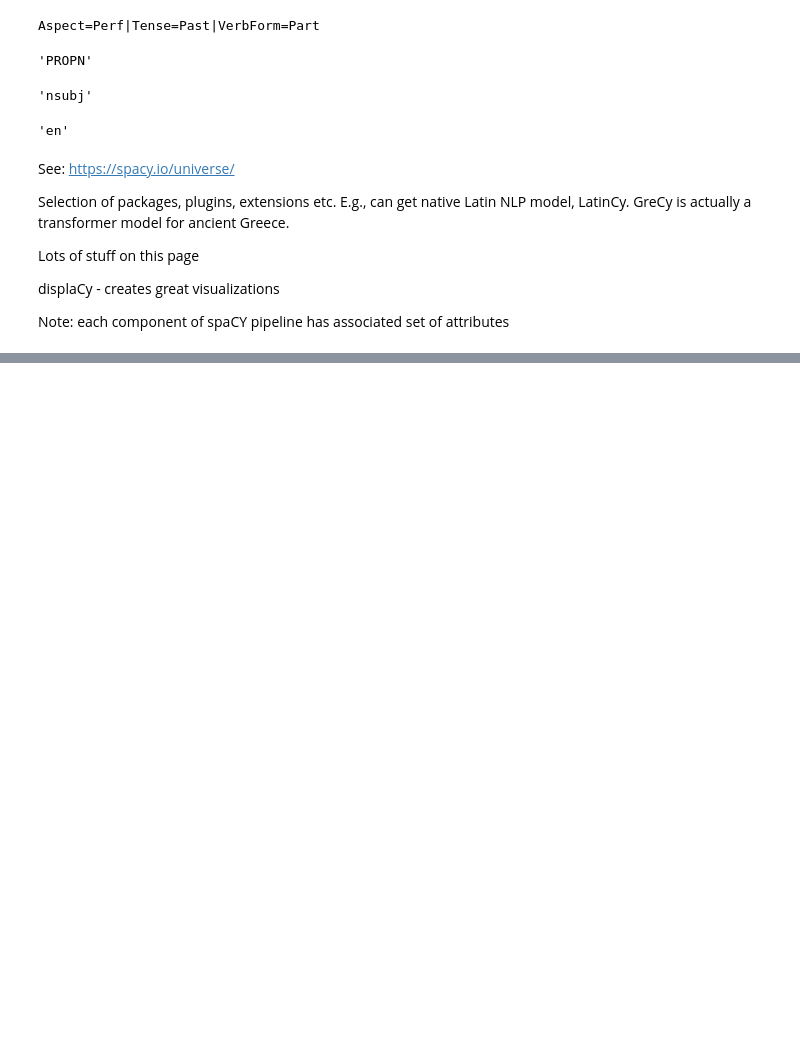
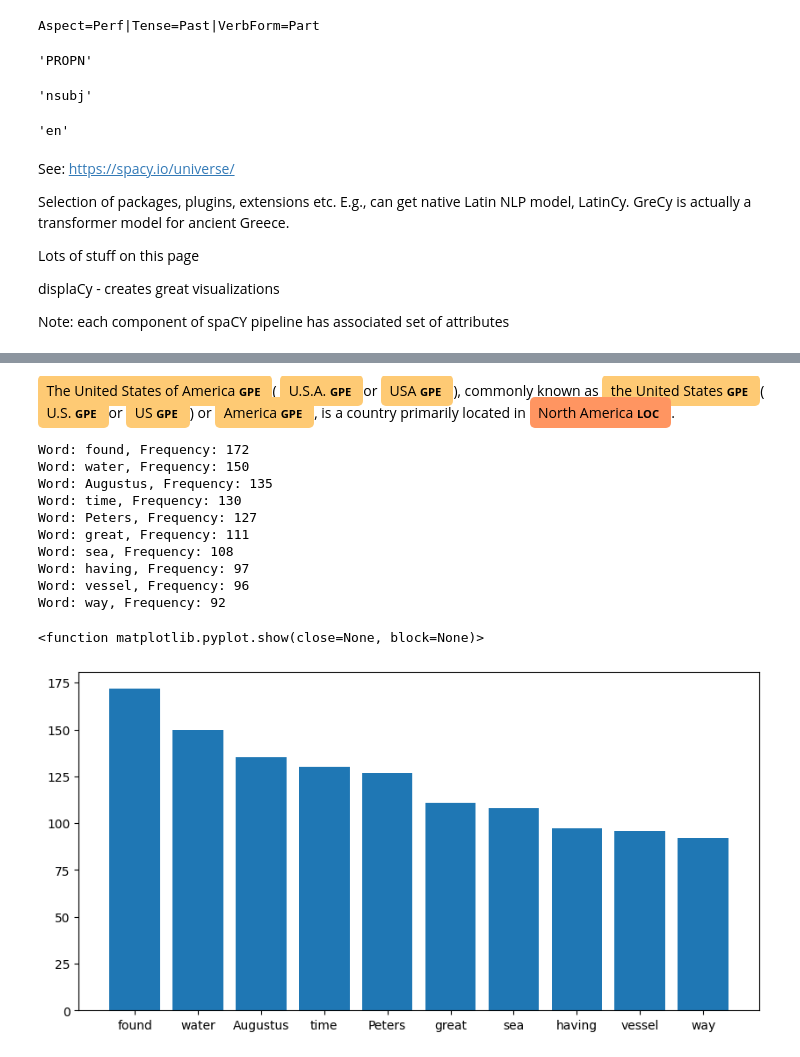
Before and after one commit to sconnin/Ithaka, a Jupyter notebook: spacy_1-2.ipynb, the cells around one changed output, grey strips where cells are left out. Drawn from its saved outputs; the diff is of its cells as text; code cells hidden in the pictures; blank space fills up the shorter version.

```diff
--- a/spacy_1-2.ipynb
+++ b/spacy_1-2.ipynb
@@ -183,0 +290,62 @@ Note: each component of spaCY pipeline has associated set of attributes
+# %%
+displacy.render(sentence1, style = 'ent')
+# %% [output]
+The United States of America GPE ( U.S.A. GPE or USA GPE ), commonly known as the United States GPE ( U.S. GPE or US GPE ) or America GPE , is a country primarily located in North America LOC .
+# %%
+# Now Review Fun Use Cases
+
+# import necessary libraries
+
+from collections import Counter
+import matplotlib.pyplot as plt
+import urllib.request
+
+url = 'https://gutenberg.org/cache/epub/51060/pg51060.txt'
+
+response = urllib.request.urlopen(url)
+
+txt = response.read().decode('utf8')
+
+txt = txt.split('PREFACE.', 1)[1].split('THE END.')[0]
+# %%
+doc_poe = nlp(txt)
+# %%
+# FIND THE MOST COMMON TOKENS
+
+words = [] # list for words
+for token in doc_poe:
+    if not token.is_stop and not token.is_punct and token.text.isalpha():
+        words.append(token.text)
+
+# count frequence of each work in list using Counter
+
+word_freq = Counter(words)
+
+#print the 10 most common words with their frequencies
+
+for word, frequency in word_freq.most_common(10):
+    print(f'Word: {word}, Frequency: {frequency}')
+
+# visualzize using a bar plot
+
+plt.figure(figsize =(10, 5)) # create figure and set size
+
+# word_freq.most_common(10) gives us a list of tuples
+# zip(*word_freq.most_common(10)), unzips this list into two separate lists: one for words and one for frequencies
+
+plt.bar(*zip(*word_freq.most_common(10)))
+
+plt.show
+# %% [output]
+Word: found, Frequency: 172
+Word: water, Frequency: 150
+Word: Augustus, Frequency: 135
+Word: time, Frequency: 130
+Word: Peters, Frequency: 127
+Word: great, Frequency: 111
+Word: sea, Frequency: 108
+Word: having, Frequency: 97
+Word: vessel, Frequency: 96
+Word: way, Frequency: 92
+<function matplotlib.pyplot.show(close=None, block=None)>
+[figure, added]
```
Also changed, not shown: parts of 16 cells of this notebook.
